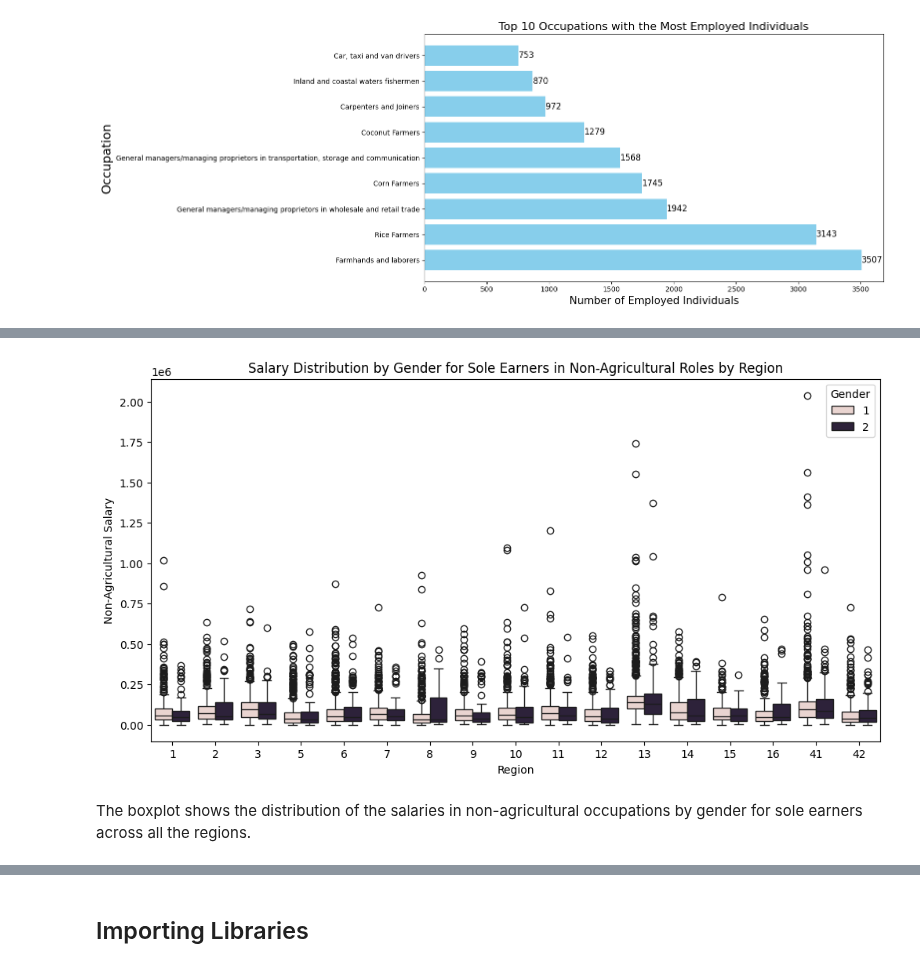
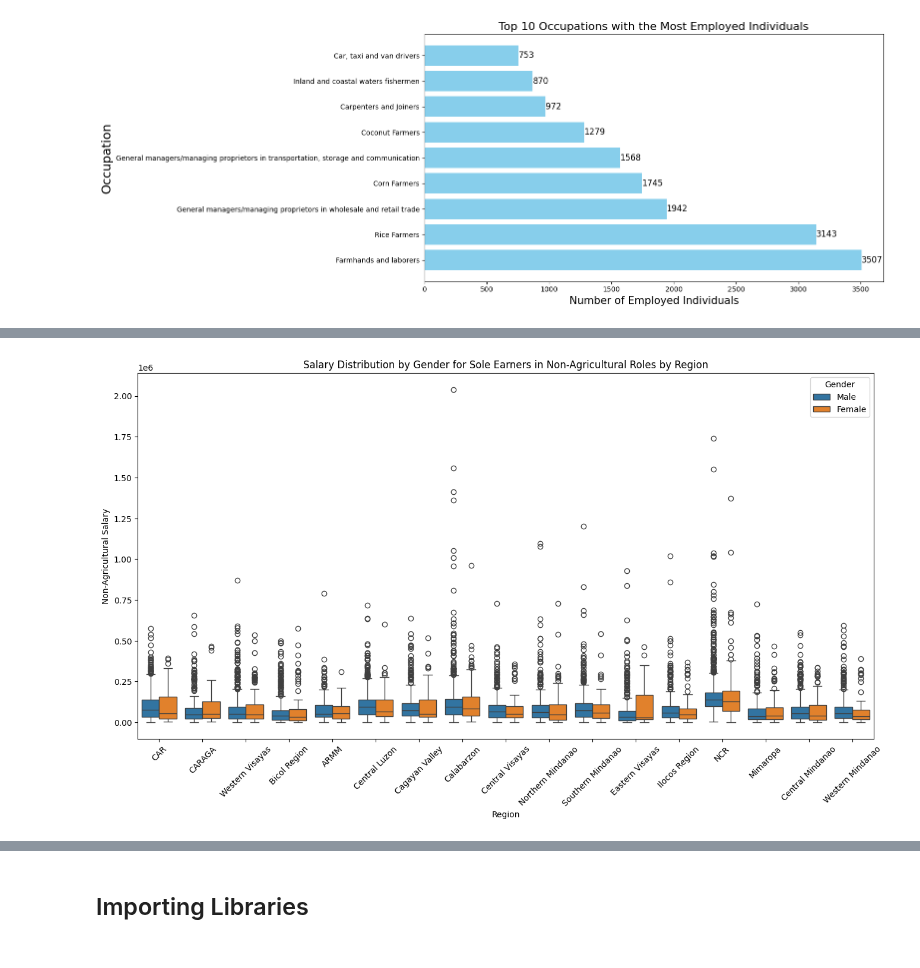
Before and after one commit to chiwasushuba/CSMODEL-Project, a Jupyter notebook: [Phase 2].ipynb, the cells around one changed output, grey strips where cells are left out. Drawn from its saved outputs; the diff is of its cells as text; code cells hidden in the pictures.

```diff
--- a/[Phase 2].ipynb
+++ b/[Phase 2].ipynb
@@ -723,3 +723,5 @@ region_mapping = {
     15 : "ARMM",
     16 : "CARAGA"
 }
+
+selected_df['W_REGN'] = selected_df['W_REGN'].map(region_mapping)
@@ -1076,12 +1087,11 @@ visualization
 # %%
-plt.figure(figsize=(12, 6))
-sns.boxplot(data=clean_df, x='W_REGN', y='NONAGRI_SAL', hue='SEX')
+plt.figure(figsize=(16, 8))
+sns.boxplot(data=selected_df, x='W_REGN', y='NONAGRI_SAL', hue=selected_df['SEX'].map({1: "Male", 2 : "Female"}))
 plt.title('Salary Distribution by Gender for Sole Earners in Non-Agricultural Roles by Region')
 plt.xlabel('Region')
 plt.ylabel('Non-Agricultural Salary')
 plt.legend(title='Gender')
+plt.xticks(rotation=45)
 plt.show()
 # %% [output]
-[figure, old version]
+[figure, new version]
-# %% [markdown]
-The boxplot shows the distribution of the salaries in non-agricultural occupations by gender for sole earners across all the regions.
```
Also changed, not shown: parts of 25 cells of this notebook.
